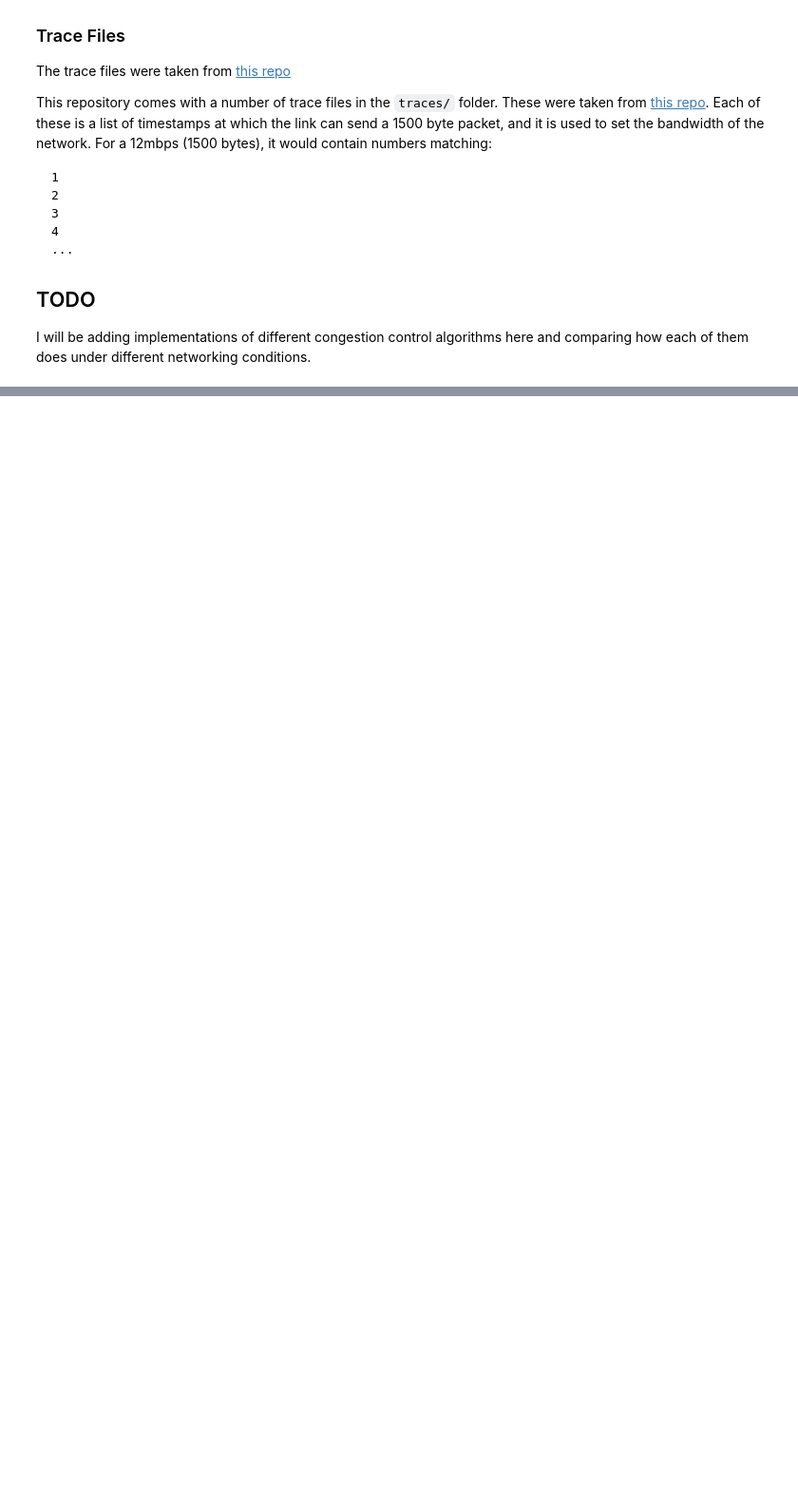
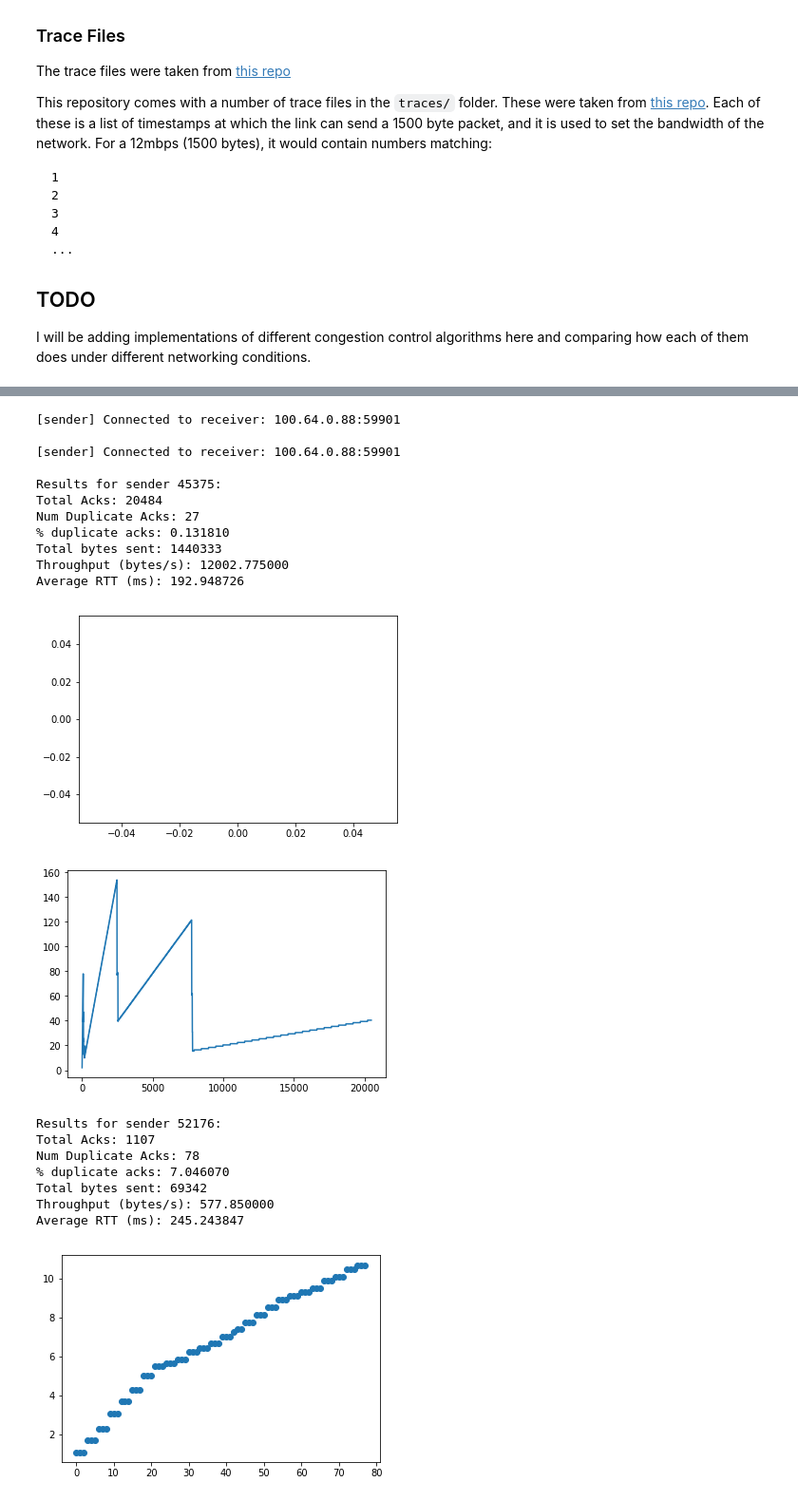
Before and after one commit to squidarth/network-performance-jupyter, a Jupyter notebook: Network-Performance-Testing.ipynb, the cells around one changed output, grey strips where cells are left out. Shown at 95% size. Saved outputs shown, nothing was run; the diff lists cells and outputs as text; code cells hidden in the pictures; blank space fills up the shorter version.

```diff
--- a/Network-Performance-Testing.ipynb
+++ b/Network-Performance-Testing.ipynb
@@ -289,0 +433,32 @@ Average RTT (ms): 301.423277
+# %%
+mahimahi_settings = {
+    'delay': 88,
+    'queue_size': 40,
+    'trace_file': TRACE_FILES['2.64MBPS']
+}
+port = get_open_udp_port()
+port2 = get_open_udp_port()
+
+run_with_mahi_settings(mahimahi_settings, 120, [RenoSender(50, 1, port), FixedWindowSender(100, port2)])
+# %% [output]
+[sender] Connected to receiver: 100.64.0.88:59901
+
+[sender] Connected to receiver: 100.64.0.88:59901
+
+Results for sender 45375:
+Total Acks: 20484
+Num Duplicate Acks: 27
+% duplicate acks: 0.131810
+Total bytes sent: 1440333
+Throughput (bytes/s): 12002.775000
+Average RTT (ms): 192.948726
+[figure, added]
+[figure, added]
+Results for sender 52176:
+Total Acks: 1107
+Num Duplicate Acks: 78
+% duplicate acks: 7.046070
+Total bytes sent: 69342
+Throughput (bytes/s): 577.850000
+Average RTT (ms): 245.243847
+[figure, added]
```
Also changed, not shown: parts of 17 cells of this notebook.
